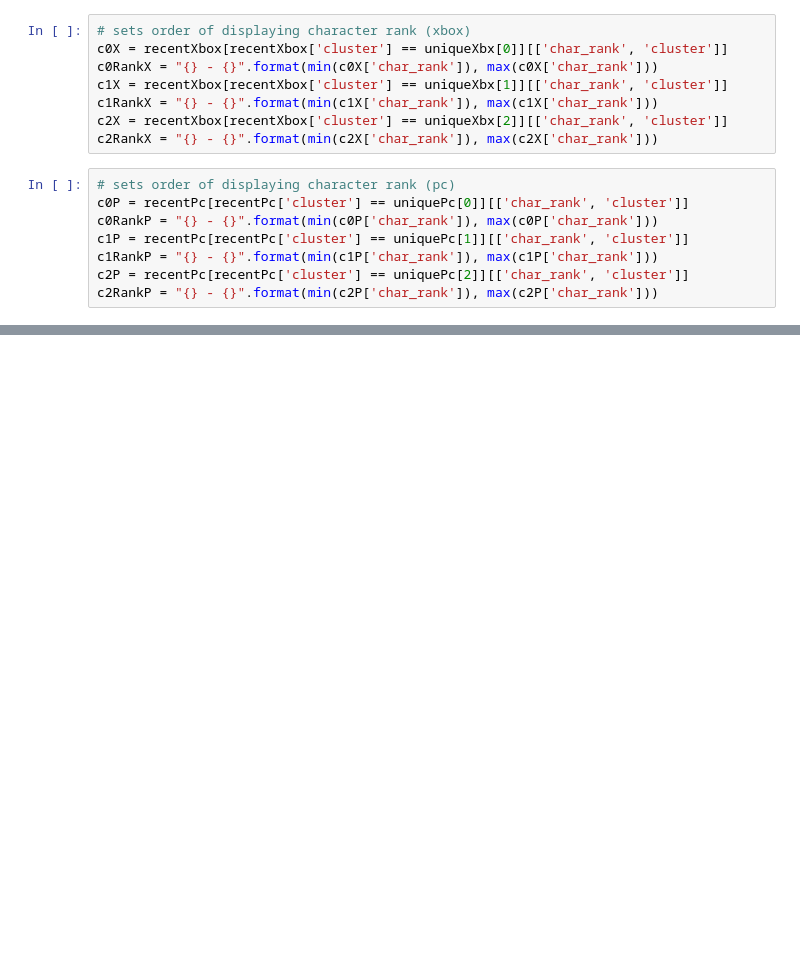
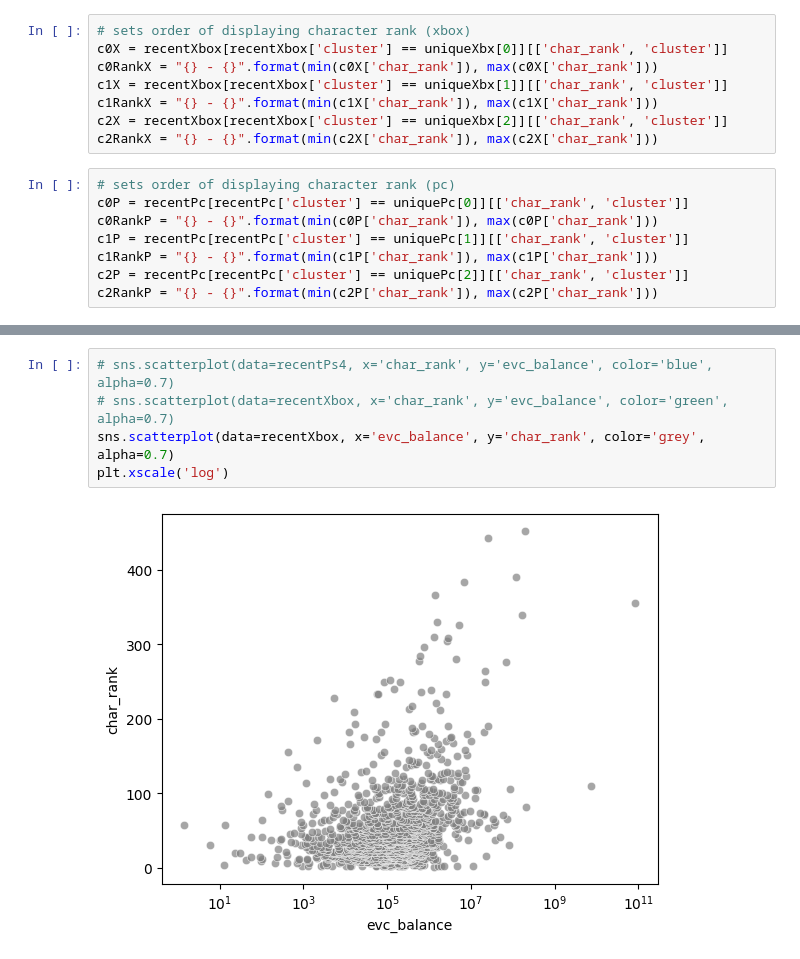
Before and after one commit to SaulTopete/gta-analysis, a Jupyter notebook: rockstar_datathon.ipynb, the cells around one changed output, grey strips where cells are left out. Drawn from its saved outputs; the diff is of its cells as text; blank space fills up the shorter version.

```diff
--- a/rockstar_datathon.ipynb
+++ b/rockstar_datathon.ipynb
@@ -225,0 +224,7 @@ Text(0, 0.5, '# of Characters in Each Cluster')
+# %%
+# sns.scatterplot(data=recentPs4, x='char_rank', y='evc_balance', color='blue', alpha=0.7)
+# sns.scatterplot(data=recentXbox, x='char_rank', y='evc_balance', color='green', alpha=0.7)
+sns.scatterplot(data=recentXbox, x='evc_balance', y='char_rank', color='grey', alpha=0.7)
+plt.xscale('log')
+# %% [output]
+[figure, added]
```
Also changed, not shown: parts of 5 cells of this notebook, 1 other file.
